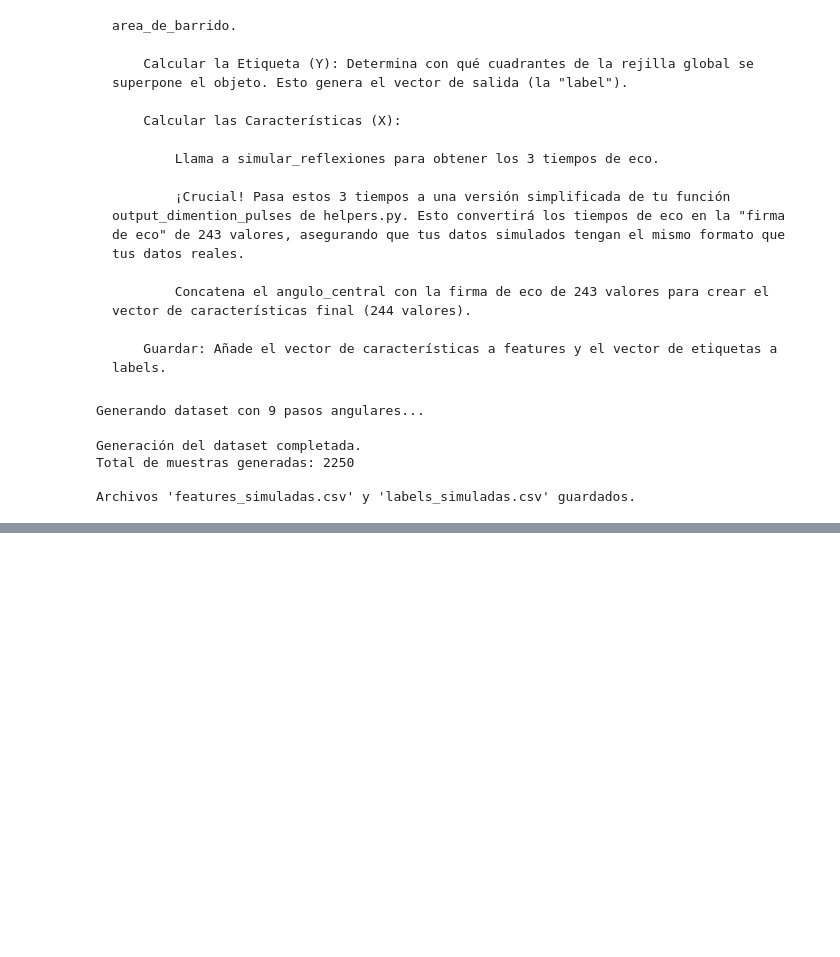
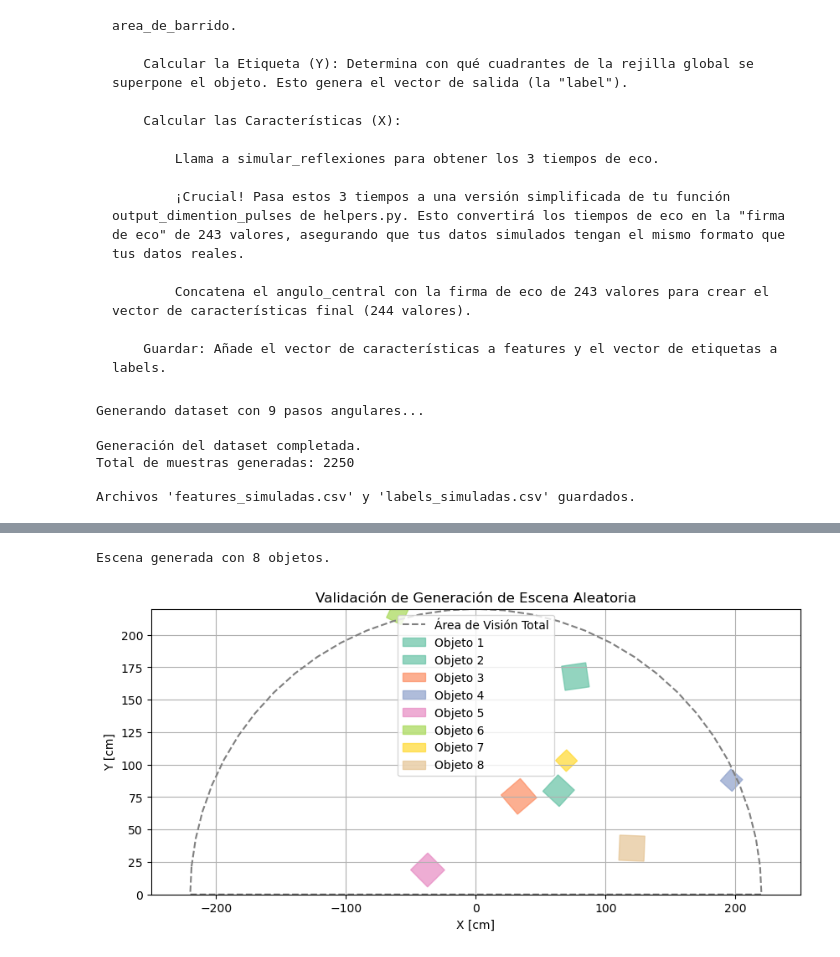
Before and after one commit to Juanpmartinez180/Data-Science-Projects, a Jupyter notebook: ultrasonic_radar/data_generation_anaysis_updated.ipynb, the cells around one changed output, grey strips where cells are left out. Saved outputs shown, nothing was run; the diff lists cells and outputs as text; code cells hidden in the pictures; blank space fills up the shorter version.

```diff
--- a/ultrasonic_radar/data_generation_anaysis_updated.ipynb
+++ b/ultrasonic_radar/data_generation_anaysis_updated.ipynb
@@ -591,0 +734,40 @@ plt.show()
+# %%
+# ===================================================================
+# Bloque de Validación y Visualización (para probar la Fase 3)
+# ===================================================================
+
+# 1. Definir el área total visible para generar los objetos
+# Un semicírculo grande es una buena aproximación del área total de 180°
+area_total_simulacion = Point(0, 0).buffer(220).intersection(box(-250, 0, 250, 220))
+
+# 2. Generar una escena aleatoria de prueba
+escena_de_prueba = generar_escena_aleatoria(area_total_simulacion)
+
+print(f"Escena generada con {len(escena_de_prueba)} objetos.")
+
+# 3. Visualizar la escena generada
+fig, ax = plt.subplots(figsize=(10, 8))
+
+# Dibujar el área total de simulación
+ax.plot(*area_total_simulacion.exterior.xy, color='gray', linestyle='--', label='Área de Visión Total')
+
+# Dibujar cada objeto en la escena
+colores = plt.cm.get_cmap('Set2', MAX_OBJETOS_POR_ESCENA)
+for i, objeto in enumerate(escena_de_prueba):
+    if objeto.geom_type == 'Polygon':
+        ax.fill(*objeto.exterior.xy, color=colores(i), alpha=0.7, label=f'Objeto {i+1}')
+    elif objeto.geom_type == 'MultiPolygon': # A veces un buffer puede crear esto
+        for poly in objeto.geoms:
+            ax.fill(*poly.exterior.xy, color=colores(i), alpha=0.7)
+        ax.scatter([], [], color=colores(i), label=f'Objeto {i+1}') # Para la leyenda
+
+# Configuración del gráfico
+ax.set_title("Validación de Generación de Escena Aleatoria")
+ax.set_xlabel("X [cm]"); ax.set_ylabel("Y [cm]")
+ax.set_xlim(-250, 250); ax.set_ylim(0, 220)
+ax.set_aspect('equal', adjustable='box'); ax.grid(True)
+ax.legend()
+plt.show()
+# %% [output]
+Escena generada con 8 objetos.
+[figure, added]
```
Also changed, not shown: parts of 10 cells of this notebook.
